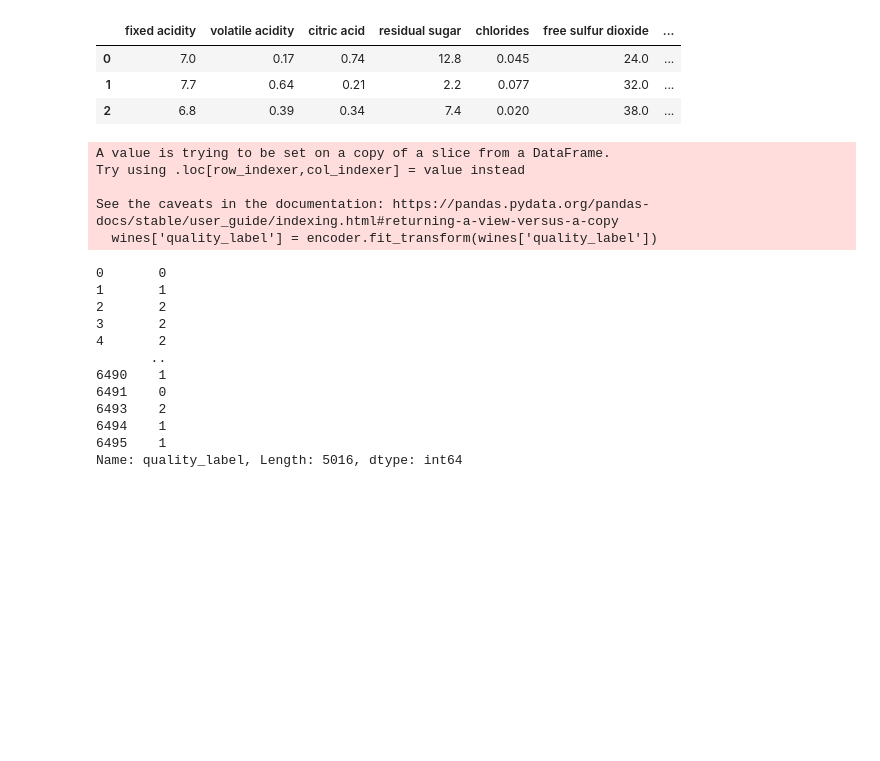
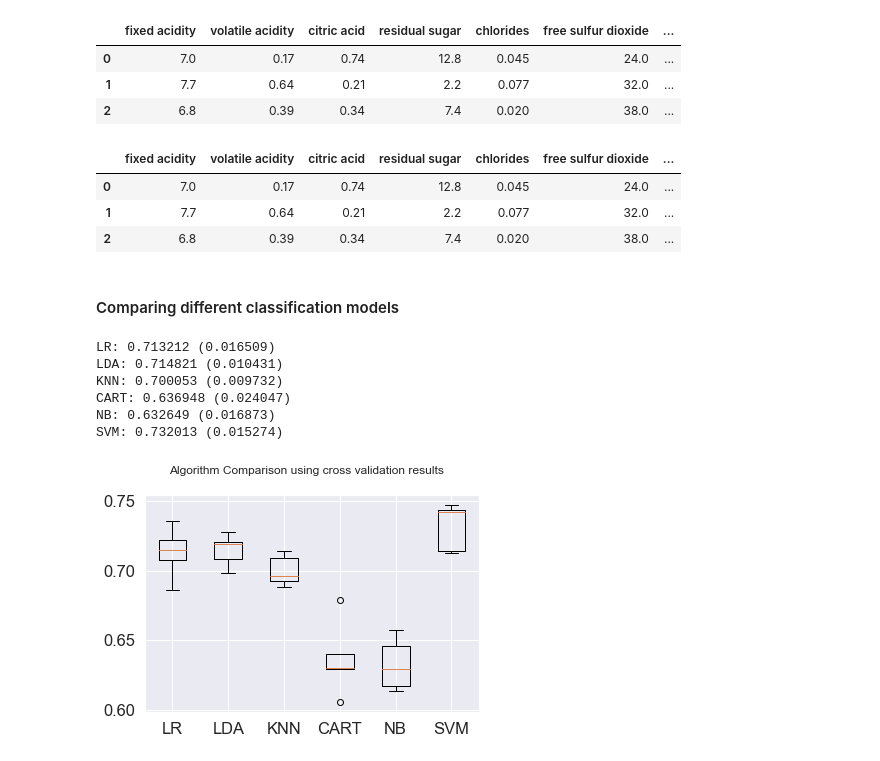
Before and after one commit to tanchaud/Wine_Data_Analysis, a Jupyter notebook: Wine_Quality_Analysis.ipynb, the cells around one changed output. Drawn from its saved outputs; the diff is of its cells as text; code cells hidden in the pictures; blank space fills up the shorter version.

Commit message:
best model first predictions

```diff
--- a/Wine_Quality_Analysis.ipynb
+++ b/Wine_Quality_Analysis.ipynb
@@ -208,30 +179,19 @@ from sklearn.preprocessing import OneHotEncoder, LabelEncoder
 # Features & Target
 X = wines.select_dtypes(include=['float64'])
 y = wines['quality_label'] # --> what you're trying to predict
+# %%
+wines.head(3)
+# %% [output]
+|  | fixed acidity | volatile acidity | citric acid | residual sugar | chlorides | free sulfur dioxide | ... |
+| 0 | 7.0 | 0.17 | 0.74 | 12.8 | 0.045 | 24.0 | ... |
+| 1 | 7.7 | 0.64 | 0.21 | 2.2 | 0.077 | 32.0 | ... |
+| 2 | 6.8 | 0.39 | 0.34 | 7.4 | 0.020 | 38.0 | ... |
 # %%
  # --- Encoding Categorical Variables ---#
 
 encoder = LabelEncoder()
 wines['quality_label'] = encoder.fit_transform(wines['quality_label'])
-wines['quality_label']
+#wines['quality_label']
-# %% [output]
-A value is trying to be set on a copy of a slice from a DataFrame.
-Try using .loc[row_indexer,col_indexer] = value instead
-
-See the caveats in the documentation: https://pandas.pydata.org/pandas-docs/stable/user_guide/indexing.html#returning-a-view-versus-a-copy
-  wines['quality_label'] = encoder.fit_transform(wines['quality_label'])
-0       0
-1       1
-2       2
-3       2
-4       2
-       ..
-6490    1
-6491    0
-6493    2
-6494    1
-6495    1
-Name: quality_label, Length: 5016, dtype: int64
 # %%
 # --- Data Split --- #
 X_train, X_test, y_train, y_test = train_test_split(X,y, test_size=0.3, random_state=42)
@@ -248,3 +208,55 @@ X_test_norm = norm.transform(X_test)
 
 X_train = X_train_norm
 X_test = X_test_norm
+# %% [markdown]
+#### Comparing different classification models
+# %%
+from sklearn import model_selection
+from sklearn.linear_model import LogisticRegression
+from sklearn.tree import DecisionTreeClassifier
+from sklearn.neighbors import KNeighborsClassifier
+from sklearn.discriminant_analysis import LinearDiscriminantAnalysis
+from sklearn.naive_bayes import GaussianNB
+from sklearn.svm import SVC
+
+# prepare configuration for cross validation test harness
+seed = 7
+# prepare models
+models = []
+models.append(('LR', LogisticRegression()))
+models.append(('LDA', LinearDiscriminantAnalysis()))
+models.append(('KNN', KNeighborsClassifier()))
+models.append(('CART', DecisionTreeClassifier()))
+models.append(('NB', GaussianNB()))
+models.append(('SVM', SVC()))
+
+# evaluate each model in turn
+results = []
+names = []
+scoring = 'accuracy'
+
+for name, model in models:
+
+	kfold = model_selection.KFold(n_splits=5, random_state=seed, shuffle=True)
+	cv_results = model_selection.cross_val_score(model, X_train, y_train, cv=kfold, scoring=scoring)
+
+	results.append(cv_results)
+	names.append(name)
+	msg = "%s: %f (%f)" % (name, cv_results.mean(), cv_results.std())
+	print(msg)
+
+# boxplot algorithm comparison
+fig = plt.figure()
+fig.suptitle('Algorithm Comparison using cross validation results')
+ax = fig.add_subplot(111)
+plt.boxplot(results)
+ax.set_xticklabels(names)
+plt.show()
+# %% [output]
+LR: 0.713212 (0.016509)
+LDA: 0.714821 (0.010431)
+KNN: 0.700053 (0.009732)
+CART: 0.636948 (0.024047)
+NB: 0.632649 (0.016873)
+SVM: 0.732013 (0.015274)
+[figure, added]
```
Also changed, not shown: parts of 7 cells of this notebook, 1 other file.
